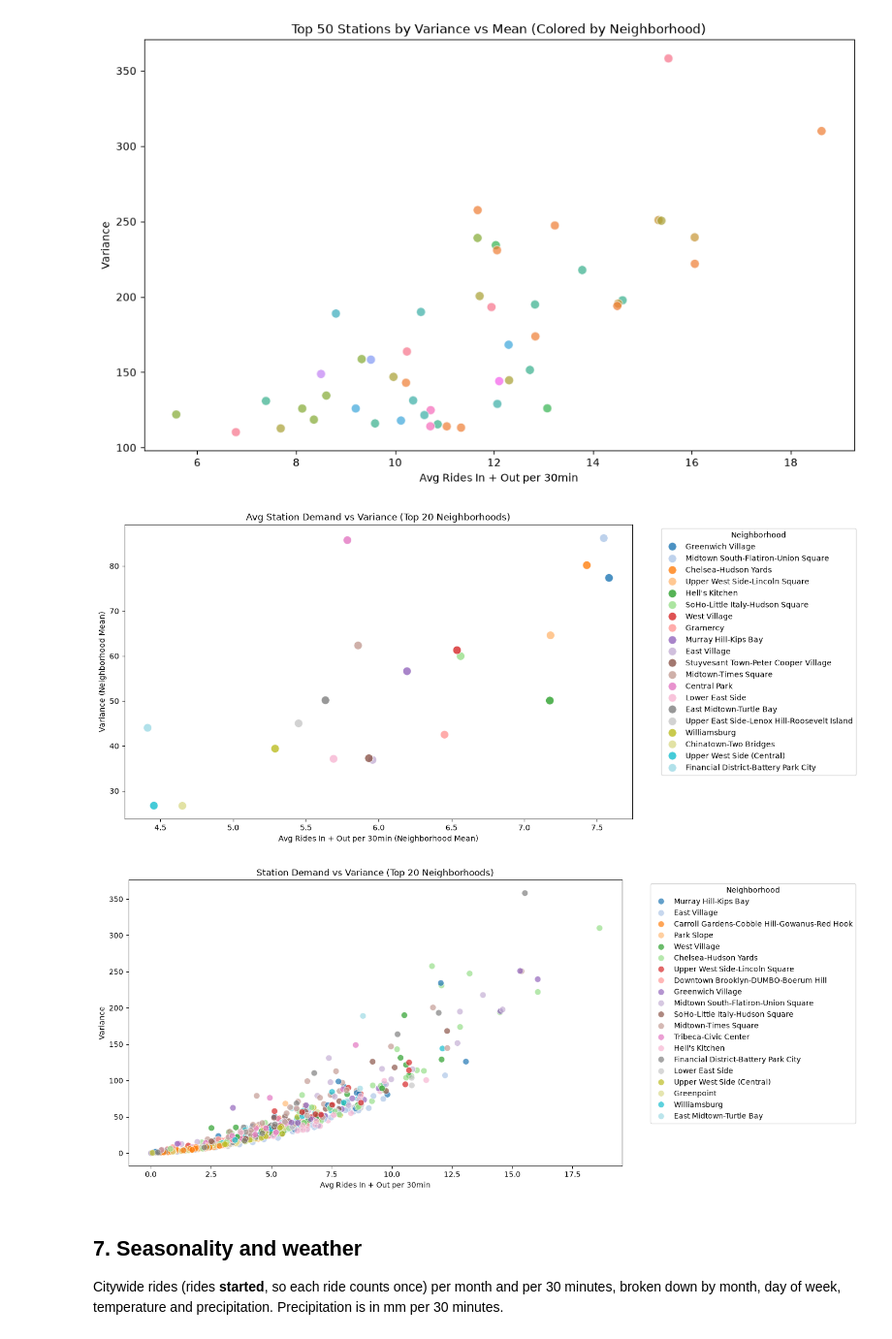
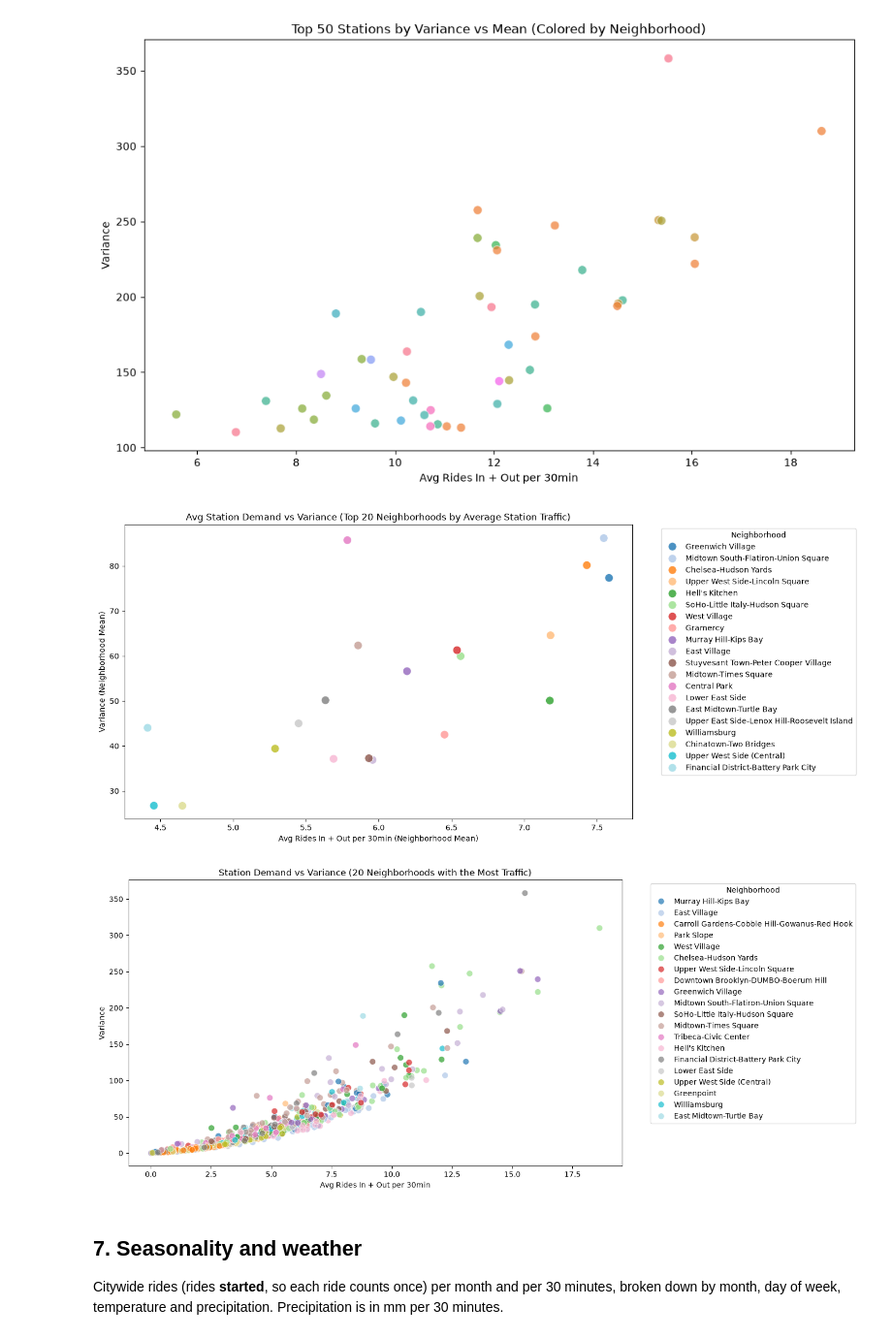
Before and after one commit to mzhou3299/citibike-demand-analysis-2024, a Jupyter notebook: Final Notebook.ipynb, the cells around one changed output. Shown at 97% size. Cells and saved outputs as stored; diff of their text form; code cells hidden in the pictures.

```diff
--- a/Final Notebook.ipynb
+++ b/Final Notebook.ipynb
@@ -756,21 +738,21 @@ plt.show()
 # %%
 #Plotting the station mean vs variance by the neighborhood
 
 plt.figure(figsize=(12,7))
 sns.scatterplot(
     data=station_stats_neigh_summary.head(20),
     x="avg_rides_30min",
     y="variance",
     hue="NTAName",
     s=120, alpha=0.8, palette="tab20"
 )
-plt.title("Avg Station Demand vs Variance (Top 20 Neighborhoods)")
+plt.title("Avg Station Demand vs Variance (Top 20 Neighborhoods by Average Station Traffic)")
 plt.xlabel("Avg Rides In + Out per 30min (Neighborhood Mean)")
 plt.ylabel("Variance (Neighborhood Mean)")
 plt.legend(title="Neighborhood", bbox_to_anchor=(1.05,1), loc="upper left")
 plt.show()
 # %% [output]
-[figure, old version]
+[figure, new version]
 # %%
 # Rank neighborhoods by total rides
 
@@ -792,14 +774,13 @@ sns.scatterplot(
     palette="tab20",    # 20 distinct colors, one per neighborhood
     s=70, alpha=0.7
 )
-plt.title("Station Demand vs Variance (Top 20 Neighborhoods)")
+plt.title("Station Demand vs Variance (20 Neighborhoods with the Most Traffic)")
 plt.xlabel("Avg Rides In + Out per 30min")
 plt.ylabel("Variance")
 plt.legend(title="Neighborhood", bbox_to_anchor=(1.05,1), loc="upper left")
-plt.savefig("figures/station_variance.png", dpi=200, bbox_inches="tight")
 plt.show()
 # %% [output]
-[figure, old version]
+[figure, new version]
 # %% [markdown]
 ## 7. Seasonality and weather
 Citywide rides (rides **started**, so each ride counts once) per month and per 30 minutes, broken down by month, day of week, temperature and precipitation. Precipitation is in mm per 30 minutes.
```
Also changed, not shown: parts of 10 cells of this notebook, 18 other files.
